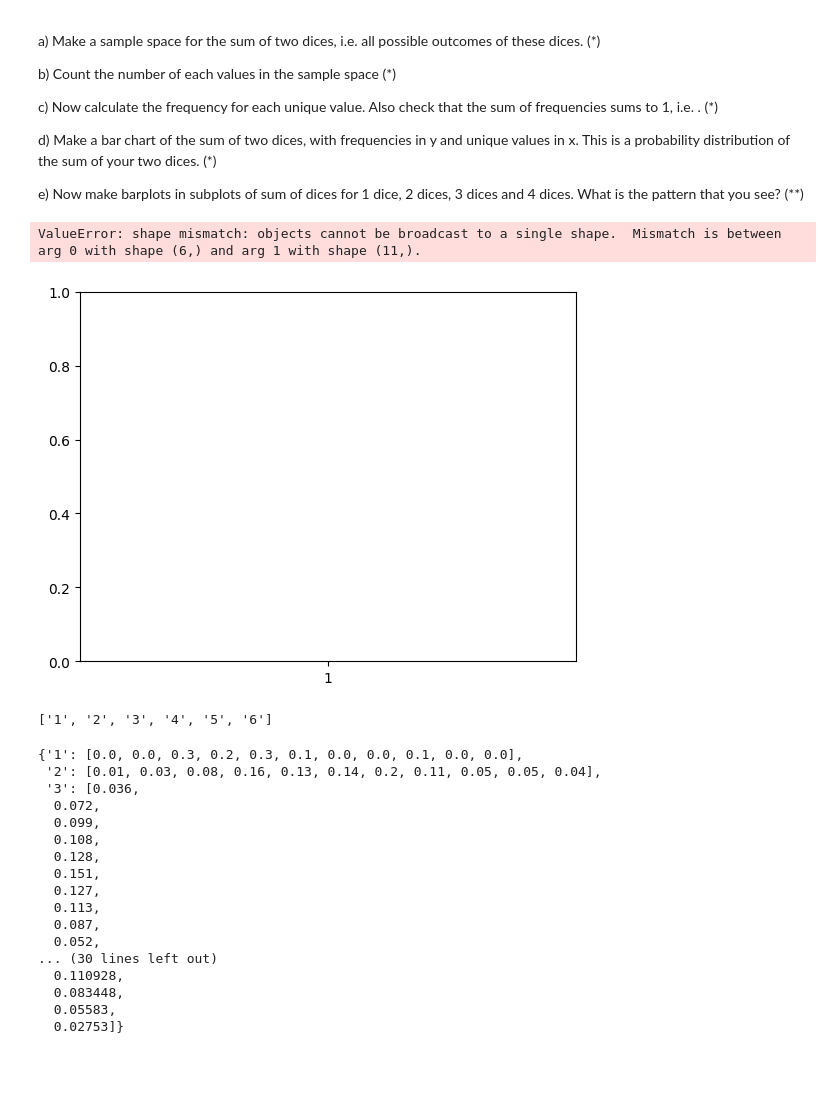
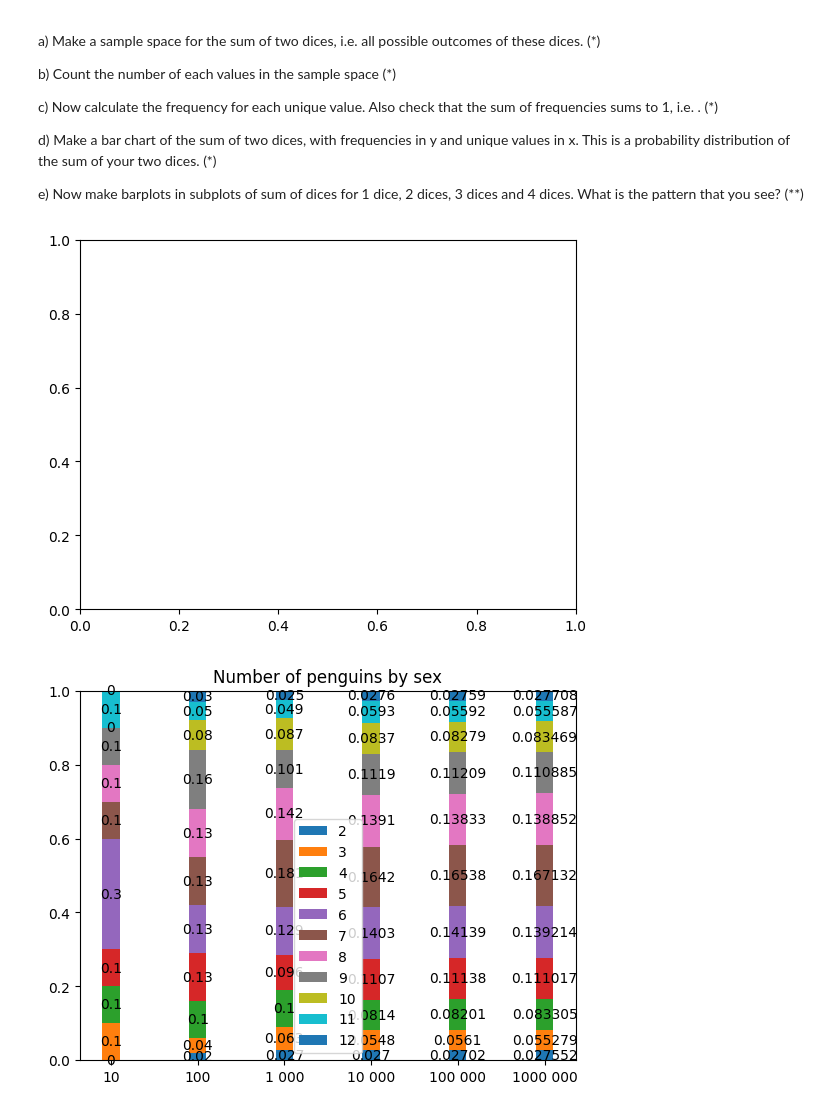
Before and after one commit to danlundh67/Python-Dan-Lund-OPA23, a Jupyter notebook: exercises/10_numpy.ipynb, the cells around one changed output. Saved outputs shown, nothing was run; the diff lists cells and outputs as text; code cells hidden in the pictures; blank space fills up the shorter version.

```diff
--- a/exercises/10_numpy.ipynb
+++ b/exercises/10_numpy.ipynb
@@ -68,53 +68,55 @@ for a in range(1,7):
 # %%
 fig, ax = plt.subplots()
 bottom = np.zeros(11)
 width=0.6
 
+# species = (
+#     "Adelie\n $\\mu=$3700.66g",
+#     "Chinstrap\n $\\mu=$3733.09g",
+#     "Gentoo\n $\\mu=5076.02g$",
+# )
+# weight_counts = {
+#     "Below": np.array([70, 31, 58]),
+#     "Above": np.array([82, 37, 66]),
+# }
+# width = 0.5
+
+# fig, ax = plt.subplots()
+# bottom = np.zeros(3)
+
+# for boolean, weight_count in weight_counts.items():
+#     p = ax.bar(species, weight_count, width, label=boolean, bottom=bottom)
+#     bottom += weight_count
+
+# ax.set_title("Number of penguins with above average body mass")
+# ax.legend(loc="upper right")
+
+# plt.show()
+
+fig, ax = plt.subplots()
+bottom = np.zeros(6)
+width=0.2
 xaxis2=list(freq.keys())
+totals={}
+for i in range(0,11):
+    var1=[]
+    for mykey in xaxis2:
+        var1.append(freq[mykey][i])
+    totals[f"{i+2}"]=np.array(var1)
 
-totals={}
-for mykey in xaxis2:
-    var1=[]
-    for i in range(0,11):
-        var1.append(freq[mykey][i])
-    totals[f"{mykey}"]=var1
-
-
+axis3=list(totals.keys())
+myhead=("10","100","1 000","10 000","100 000","1000 000")
 
 for throws, freqis in totals.items():
-    p = ax.bar(xaxis2, freqis, width, label=throws, bottom=bottom)
+    p = ax.bar(myhead, freqis, width, label=throws, bottom=bottom)
     bottom += freqis
 
     ax.bar_label(p, label_type='center')
 
 ax.set_title('Number of penguins by sex')
 ax.legend()
 
 plt.show()
 # %% [output]
-ValueError: shape mismatch: objects cannot be broadcast to a single shape.  Mismatch is between arg 0 with shape (6,) and arg 1 with shape (11,).
-[figure, old version]
+[figure, new version]
+[figure, added]
-# %%
-list(freq.keys())
-# %% [output]
-['1', '2', '3', '4', '5', '6']
-# %%
-totals
-# %% [output]
-{'1': [0.0, 0.0, 0.3, 0.2, 0.3, 0.1, 0.0, 0.0, 0.1, 0.0, 0.0],
- '2': [0.01, 0.03, 0.08, 0.16, 0.13, 0.14, 0.2, 0.11, 0.05, 0.05, 0.04],
- '3': [0.036,
-  0.072,
-  0.099,
-  0.108,
-  0.128,
-  0.151,
-  0.127,
-  0.113,
-  0.087,
-  0.052,
-... (30 lines left out)
-  0.110928,
-  0.083448,
-  0.05583,
-  0.02753]}
```
